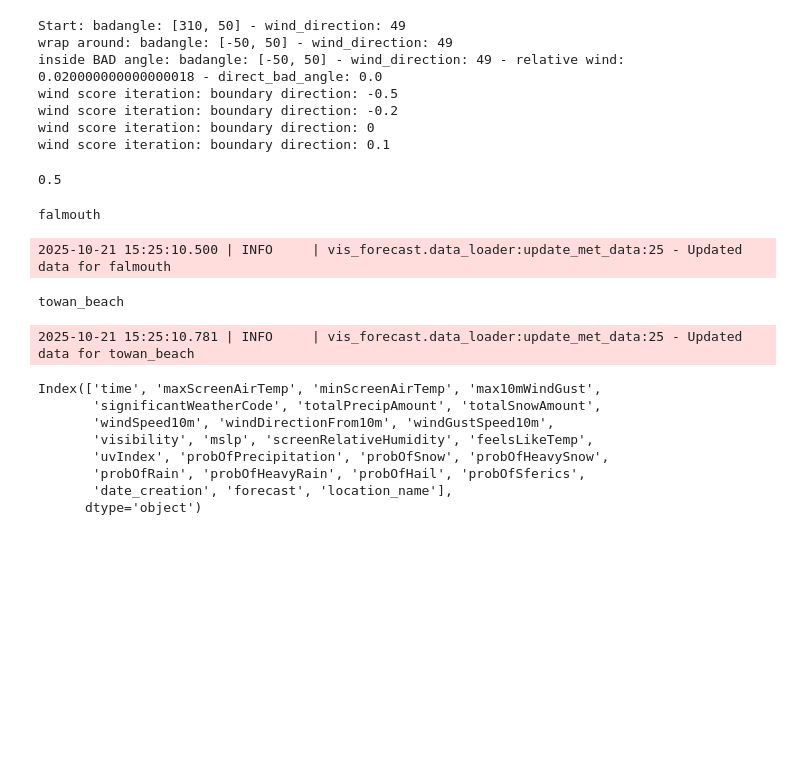
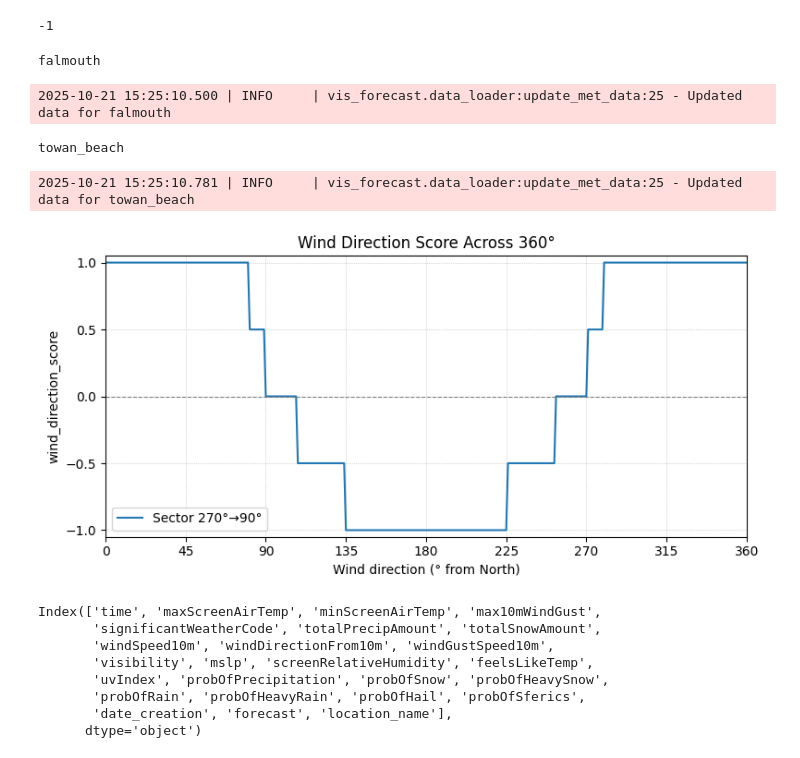
Before and after one commit to fclarke1/vis_forecast, a Jupyter notebook: notebooks/playground.ipynb, the cells around one changed output. Drawn from its saved outputs; the diff is of its cells as text; code cells hidden in the pictures; blank space fills up the shorter version.

Commit message:
wind_score

```diff
--- a/notebooks/playground.ipynb
+++ b/notebooks/playground.ipynb
@@ -13,16 +9,9 @@ os.environ["SSL_CERT_FILE"]="/etc/ssl/certs/ca-certificates.crt"
 # %%
 from vis_forecast.forecast import wind_direction_score
 # %%
-wind_direction_score([310, 50],49)
+wind_direction_score([0, 180],260)
 # %% [output]
-Start: badangle: [310, 50] - wind_direction: 49
-wrap around: badangle: [-50, 50] - wind_direction: 49
-inside BAD angle: badangle: [-50, 50] - wind_direction: 49 - relative wind: 0.020000000000000018 - direct_bad_angle: 0.0
-wind score iteration: boundary direction: -0.5
-wind score iteration: boundary direction: -0.2
-wind score iteration: boundary direction: 0
-wind score iteration: boundary direction: 0.1
+-1
-0.5
 # %%
 from vis_forecast.data_loader import MetOfficeDataLoader
 from dotenv import load_dotenv
@@ -40,7 +29,30 @@ falmouth
 towan_beach
 2025-10-21 15:25:10.781 | INFO     | vis_forecast.data_loader:update_met_data:25 - Updated data for towan_beach
 # %%
-time_now = pd.Timestamp.now().tz_localize(None).floor('min')
+import numpy as np
+import matplotlib.pyplot as plt
+from vis_forecast.forecast import wind_direction_score
+
+angles = np.linspace(0, 360, 361)
+sector = (270, 90)
+scores = [wind_direction_score(sector, angle) for angle in angles]
+
+plt.figure(figsize=(8, 4))
+plt.plot(angles, scores, label=f"Sector {sector[0]}°→{sector[1]}°")
+plt.axhline(0, color="grey", linewidth=0.8, linestyle="--")
+plt.xlim(0, 360)
+plt.ylim(-1.05, 1.05)
+plt.xticks(np.arange(0, 361, 45))
+plt.yticks(np.linspace(-1, 1, 5))
+plt.xlabel("Wind direction (° from North)")
+plt.ylabel("wind_direction_score")
+plt.title("Wind Direction Score Across 360°")
+plt.legend()
+plt.grid(True, linestyle=":", linewidth=0.5)
+plt.tight_layout()
+plt.show()
+# %% [output]
+[figure, added]
 # %%
 df.columns
 # %% [output]
```
Also changed, not shown: parts of 1 cell of this notebook, 3 other files.
